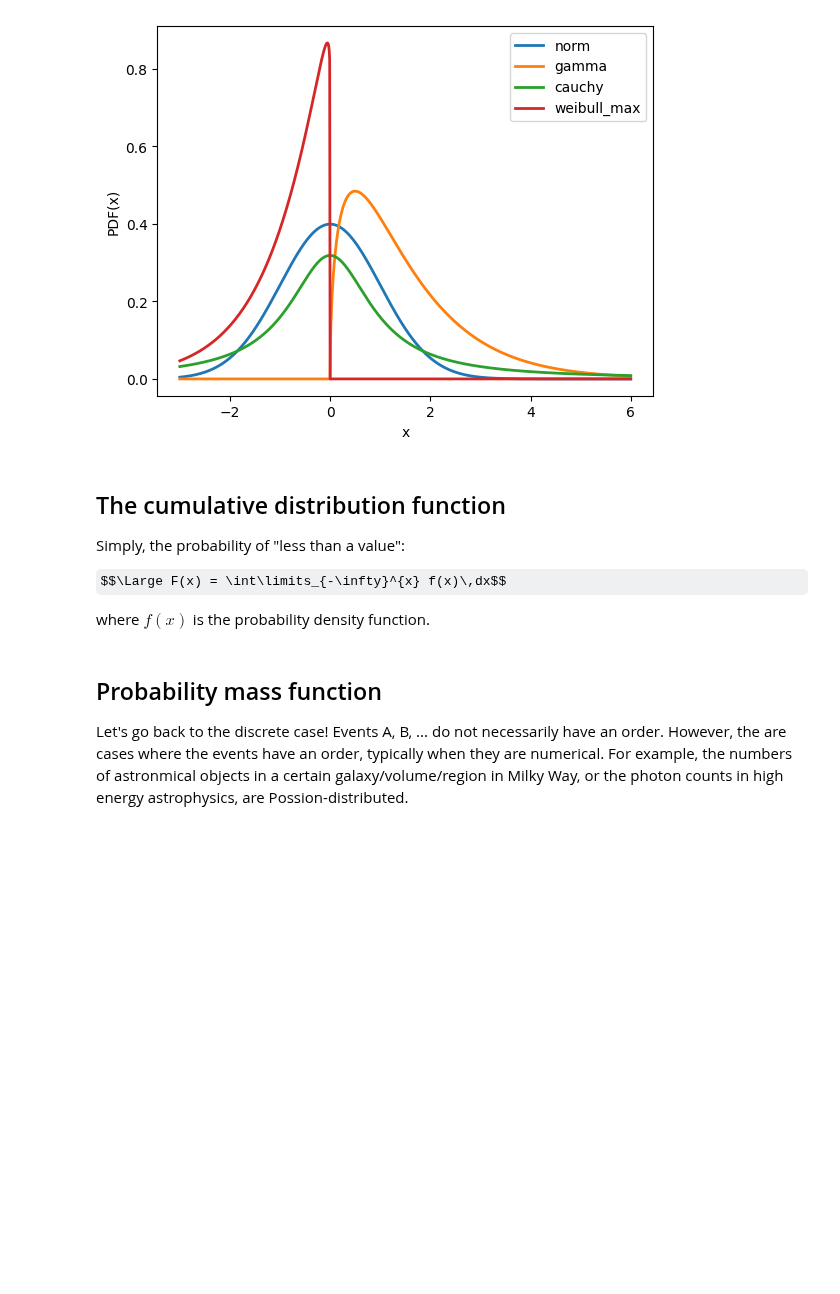
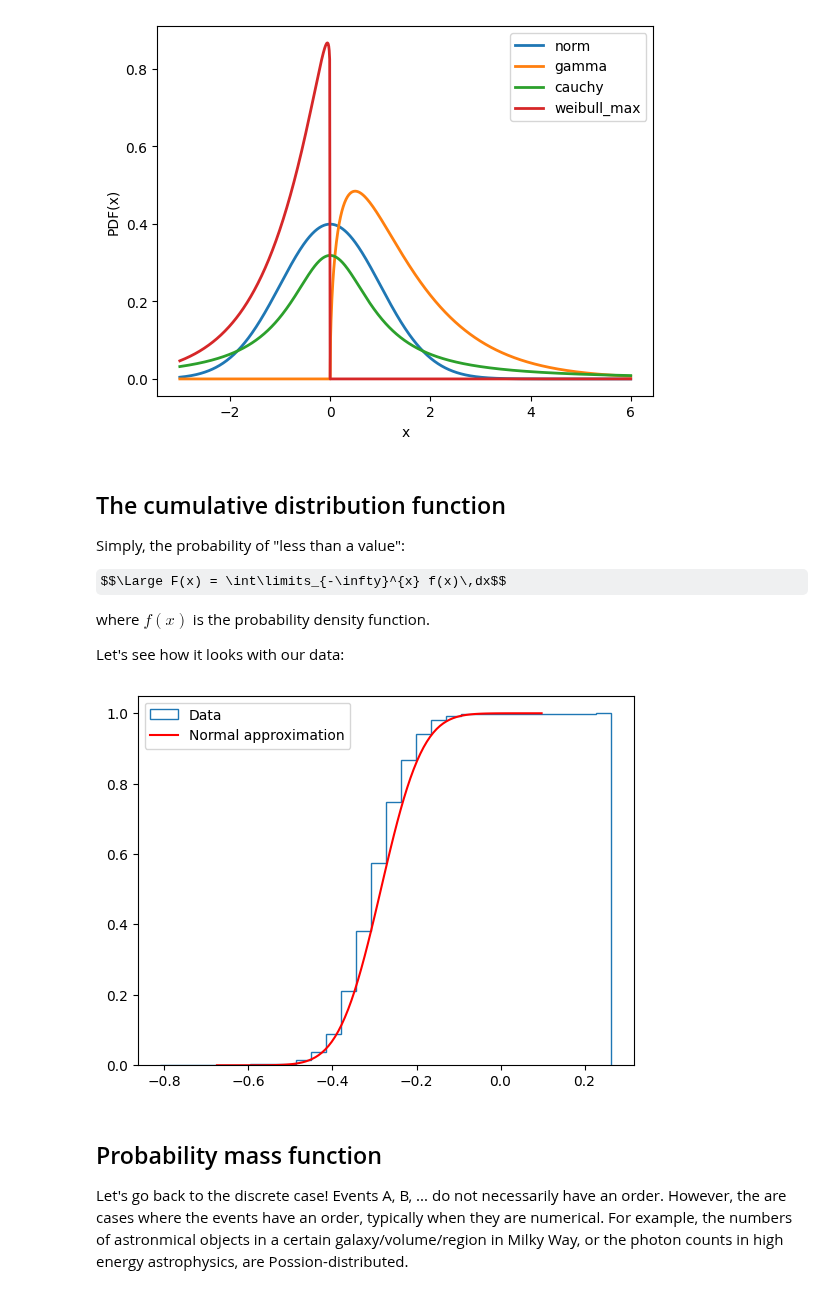
Before and after one commit to astrostatistics-in-crete/2024_summer_school, a Jupyter notebook: 01_Intro/Intro_answerkey.ipynb, the cells around one changed output. Cells and saved outputs as stored; diff of their text form; code cells hidden in the pictures; some formulas as TeX source; blank space fills up the shorter version.

```diff
--- a/01_Intro/Intro_answerkey.ipynb
+++ b/01_Intro/Intro_answerkey.ipynb
@@ -156,6 +198,22 @@ Simply, the probability of "less than a value":
 $$\Large F(x) = \int\limits_{-\infty}^{x} f(x)\,dx$$
 
 where $f(x)$ is the probability density function.
+
+Let's see how it looks with our data:
+# %%
+sample_mean = np.mean(g_r)
+sample_std = np.std(g_r)
+
+distribution = st.norm(sample_mean, sample_std)
+x_values = np.arange(sample_mean-5*sample_std, sample_mean+5*sample_std, sample_std/10.0)
+
+plt.figure()
+plt.hist(g_r, bins=30, density=True, cumulative=1, histtype="step", label="Data")
+plt.plot(x_values, distribution.cdf(x_values), "r-", label="Normal approximation")
+plt.legend(loc="upper left")
+plt.show()
+# %% [output]
+[figure, added]
 # %% [markdown]
 ## Probability mass function
 
```
Also changed, not shown: parts of 6 cells of this notebook.
